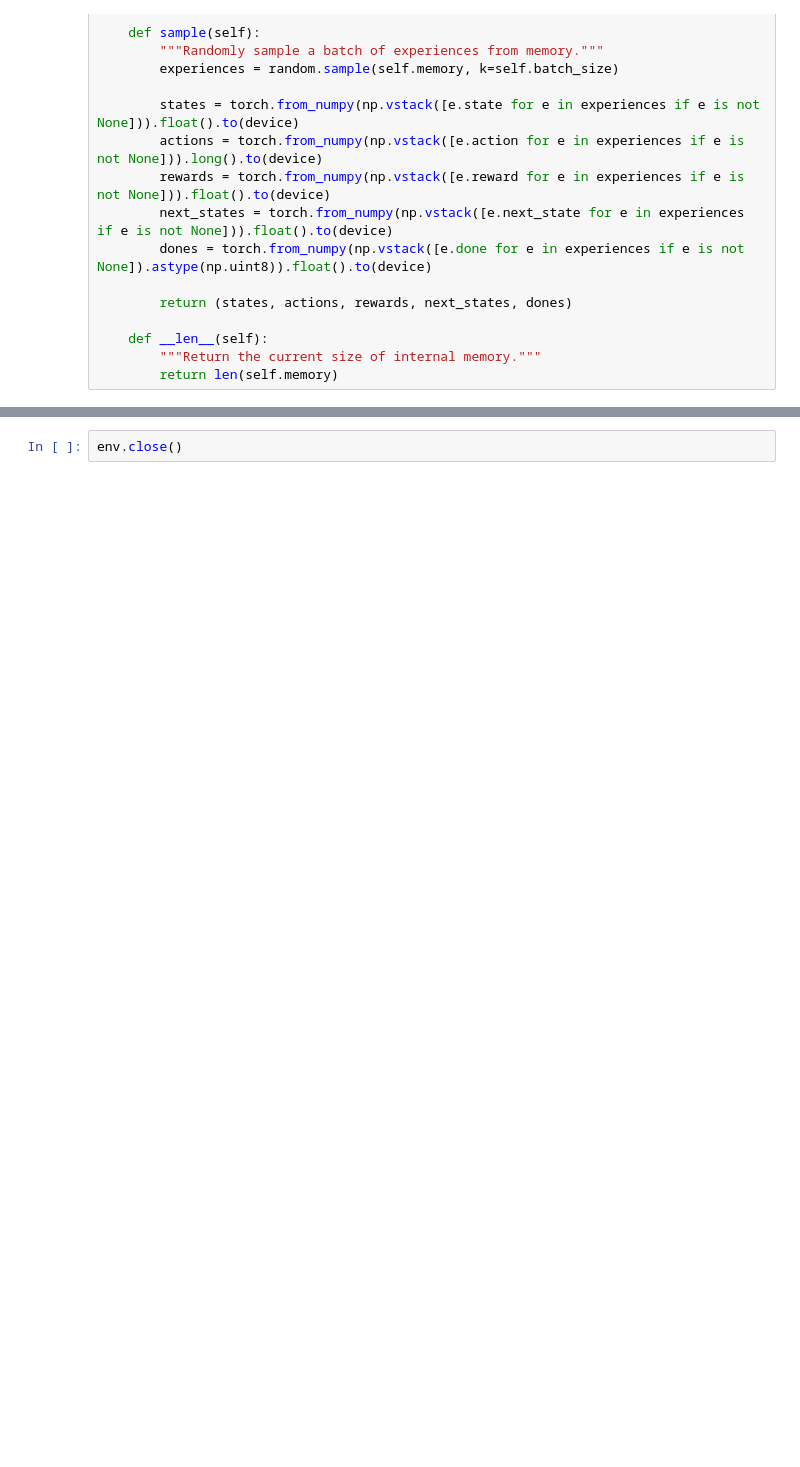
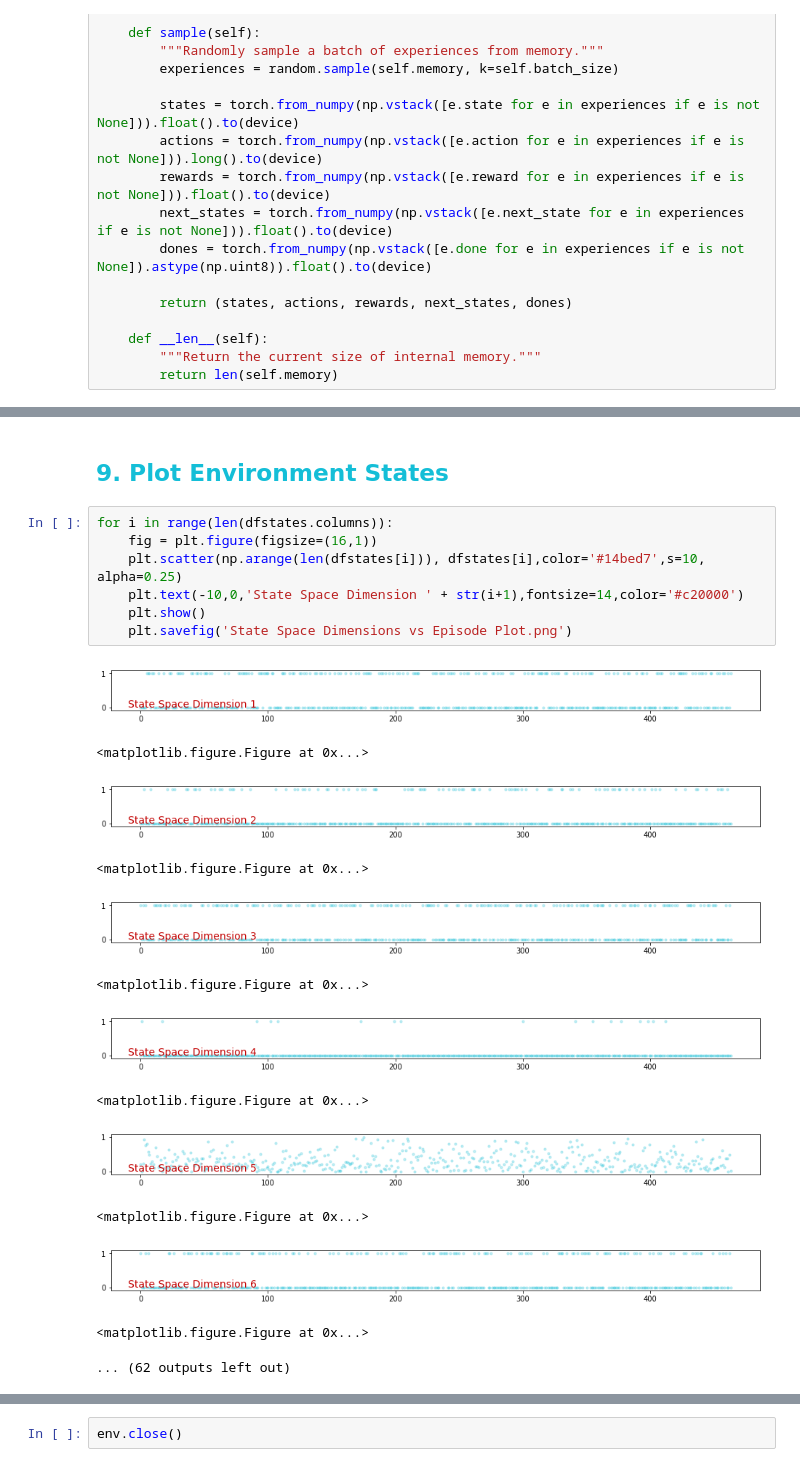
Before and after one commit to kathakali/Banana-Collector, a Jupyter notebook: Navigation.ipynb, the cells around one changed output, grey strips where cells are left out. Cells and saved outputs as stored; diff of their text form; blank space fills up the shorter version.

```diff
--- a/Navigation.ipynb
+++ b/Navigation.ipynb
@@ -445,0 +422,23 @@ Score: [-1.0, 1.0, -1.0, -1.0, 1.0, -1.0, -1.0, 3.0, 1.0, 0.0, -1.0, -1.0, -1.0,
+# %% [markdown]
+## <a><font color="#14bed7">9. Plot Environment States</font></a>
+# %%
+for i in range(len(dfstates.columns)):
+    fig = plt.figure(figsize=(16,1))
+    plt.scatter(np.arange(len(dfstates[i])), dfstates[i],color='#14bed7',s=10, alpha=0.25)
+    plt.text(-10,0,'State Space Dimension ' + str(i+1),fontsize=14,color='#c20000')
+    plt.show()
+    plt.savefig('State Space Dimensions vs Episode Plot.png')
+# %% [output]
+[figure, added]
+<matplotlib.figure.Figure at 0x...>
+[figure, added]
+<matplotlib.figure.Figure at 0x...>
+[figure, added]
+<matplotlib.figure.Figure at 0x...>
+[figure, added]
+<matplotlib.figure.Figure at 0x...>
+[figure, added]
+<matplotlib.figure.Figure at 0x...>
+[figure, added]
+<matplotlib.figure.Figure at 0x...>
+... (62 outputs left out)
```
Also changed, not shown: parts of 25 cells of this notebook, 6 other files.
